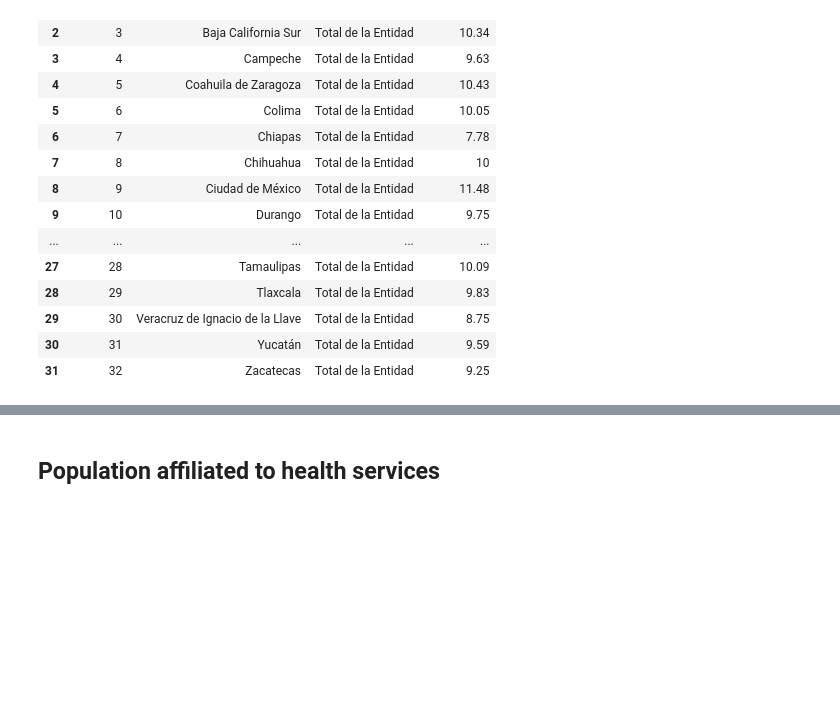
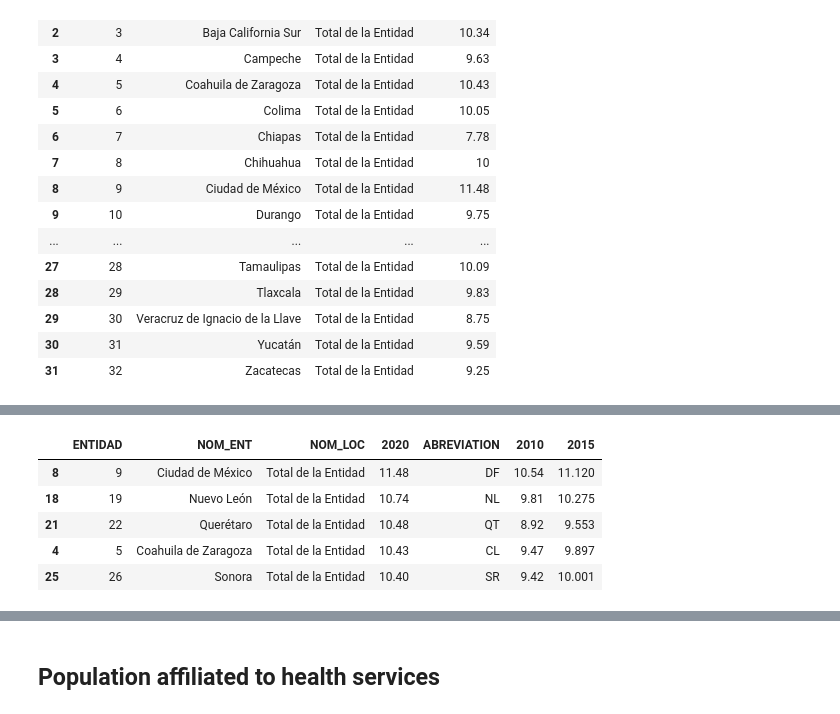
Before and after one commit to aarondiuz/Proyecto_Censo, a Jupyter notebook: Proyecto_Censo.ipynb, the cells around one changed output, grey strips where cells are left out. Saved outputs shown, nothing was run; the diff lists cells and outputs as text; code cells hidden in the pictures; blank space fills up the shorter version.

```diff
--- a/Proyecto_Censo.ipynb
+++ b/Proyecto_Censo.ipynb
@@ -443,0 +475,31 @@ mapa_grapoes
+# %%
+# Lets get the data from 2010 and 2015 from the top 5 states listed above
+url='https://www.inegi.org.mx/app/api/indicadores/desarrolladores/jsonxml/INDICATOR/1005000038/es/07000009,07000019,07000022,07000005,07000026/false/BISE/2.0/d4536fae-59fd-94aa-e9a8-d743e7b47fcd?type=json'
+response= requests.get(url)
+if response.status_code==200:
+    content= json.loads(response.content)
+
+    Serie = content['Series'][0]['OBSERVATIONS']
+    List_Periods=[]
+    List_AvgGrade=[]
+    for observation in Serie:
+      if observation['TIME_PERIOD'][2] != '1':
+        pass
+      else:
+        if observation['COBER_GEO'][-2] == '0':
+          entidad = int(observation['COBER_GEO'][-1])
+        else:
+          entidad = int(observation['COBER_GEO'][-2:])
+        if observation['TIME_PERIOD'] == '2010':
+          graproesState_top5['2010'][entidad-1] = float("{:.3f}".format(float(observation['OBS_VALUE'])))
+        elif observation['TIME_PERIOD'] == '2015':
+          graproesState_top5['2015'][entidad-1] = float("{:.3f}".format(float(observation['OBS_VALUE'])))
+
+graproesState_top5
+# %% [output]
+|  | ENTIDAD | NOM_ENT | NOM_LOC | 2020 | ABREVIATION | 2010 | 2015 |
+| 8 | 9 | Ciudad de México | Total de la Entidad | 11.48 | DF | 10.54 | 11.120 |
+| 18 | 19 | Nuevo León | Total de la Entidad | 10.74 | NL | 9.81 | 10.275 |
+| 21 | 22 | Querétaro | Total de la Entidad | 10.48 | QT | 8.92 | 9.553 |
+| 4 | 5 | Coahuila de Zaragoza | Total de la Entidad | 10.43 | CL | 9.47 | 9.897 |
+| 25 | 26 | Sonora | Total de la Entidad | 10.40 | SR | 9.42 | 10.001 |
```
Also changed, not shown: parts of 18 cells of this notebook, 1 other file.
